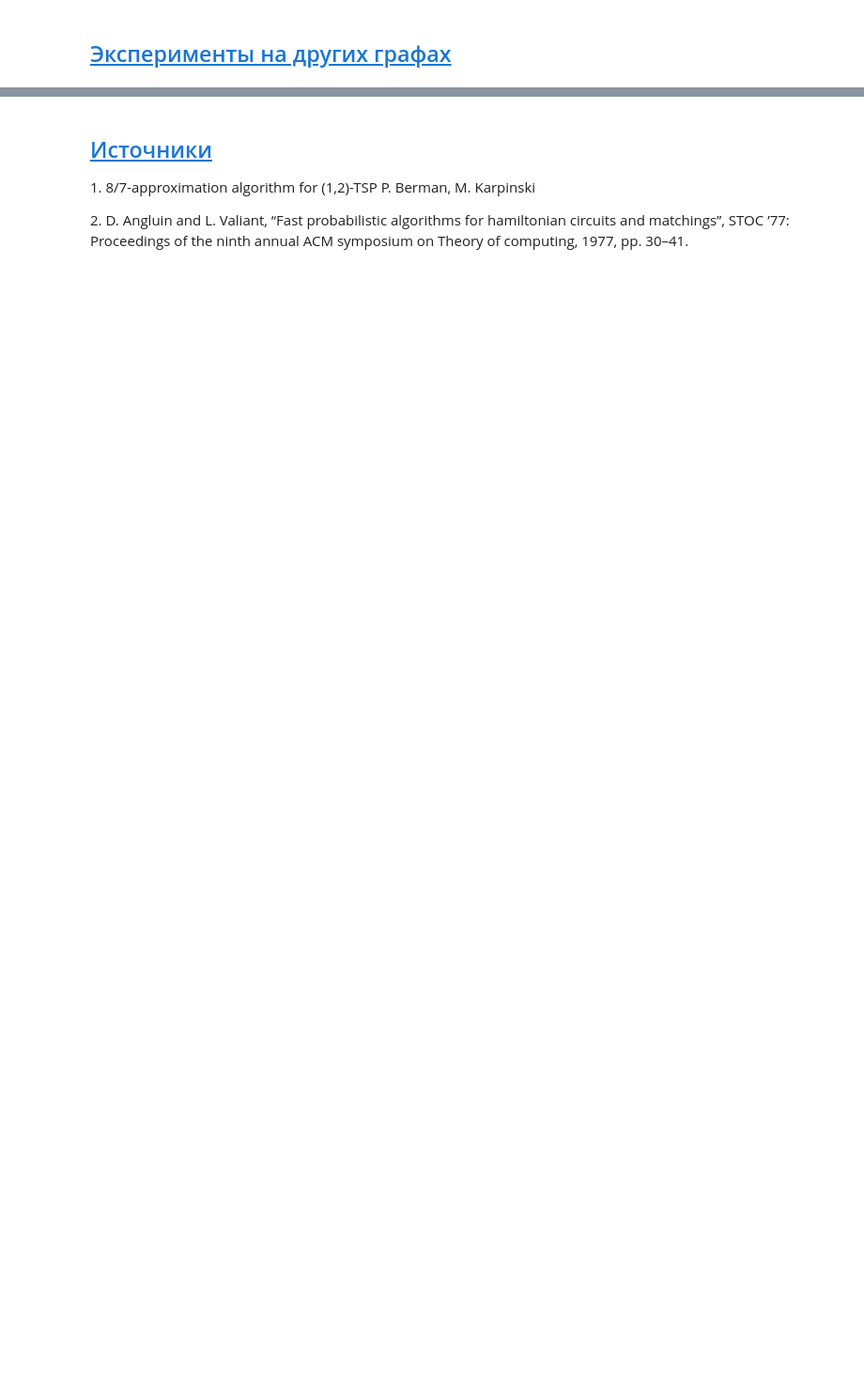
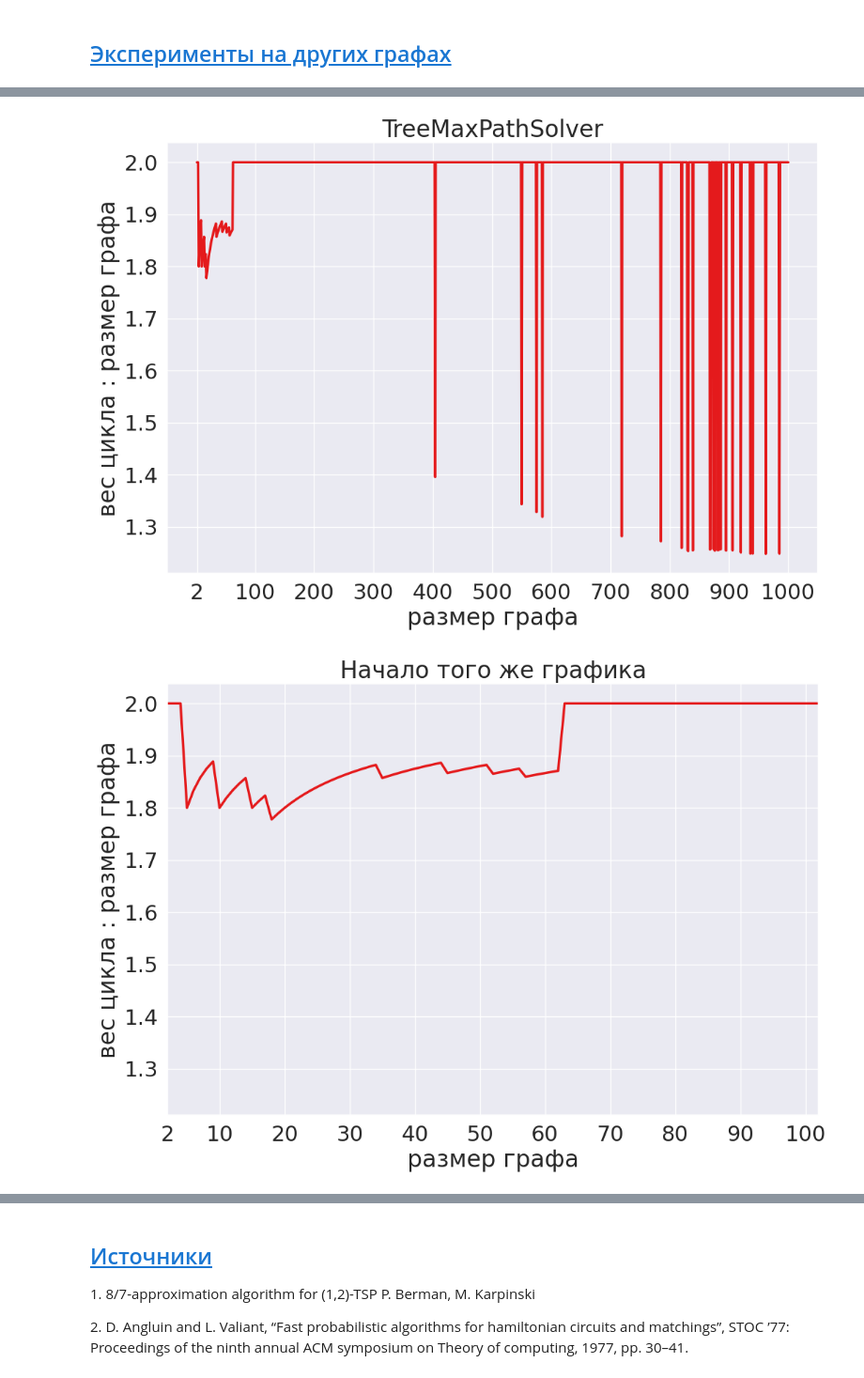
Before and after one commit to falseness/tsp, a Jupyter notebook: project.ipynb, the cells around one changed output, grey strips where cells are left out. Shown at 94% size. Saved outputs shown, nothing was run; the diff lists cells and outputs as text; code cells hidden in the pictures; blank space fills up the shorter version.

```diff
--- a/project.ipynb
+++ b/project.ipynb
@@ -442,0 +568,5 @@ print(m)
+# %%
+run_and_draw_and_save('TreeMaxPathSolver', 'wiki_tree_max_path_solver.csv')
+# %% [output]
+[figure, added]
+[figure, added]
```
Also changed, not shown: parts of 38 cells of this notebook, 6 other files.
